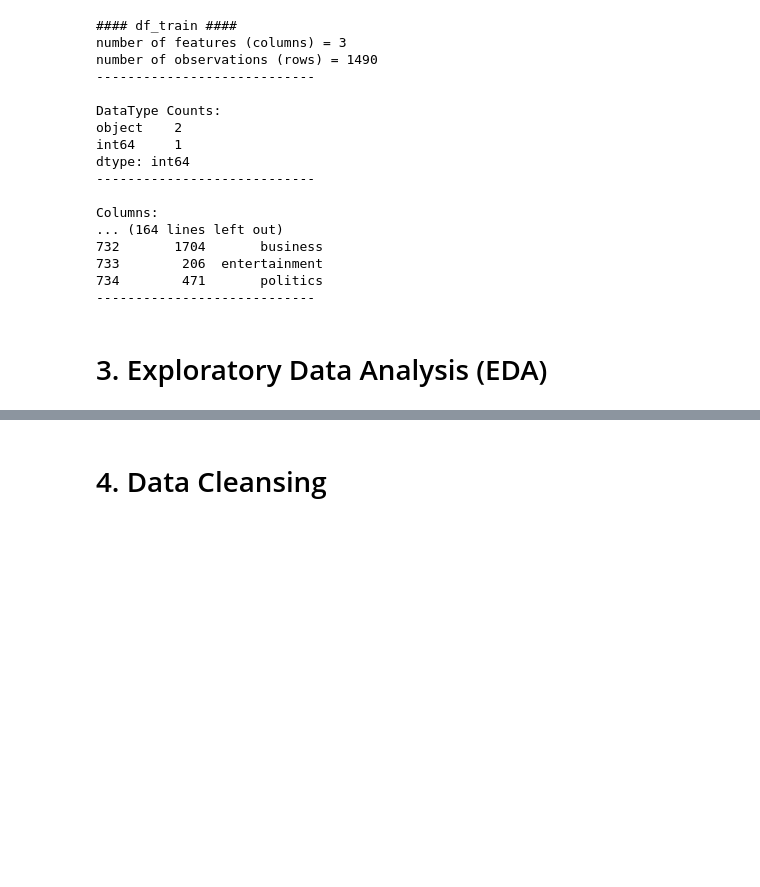
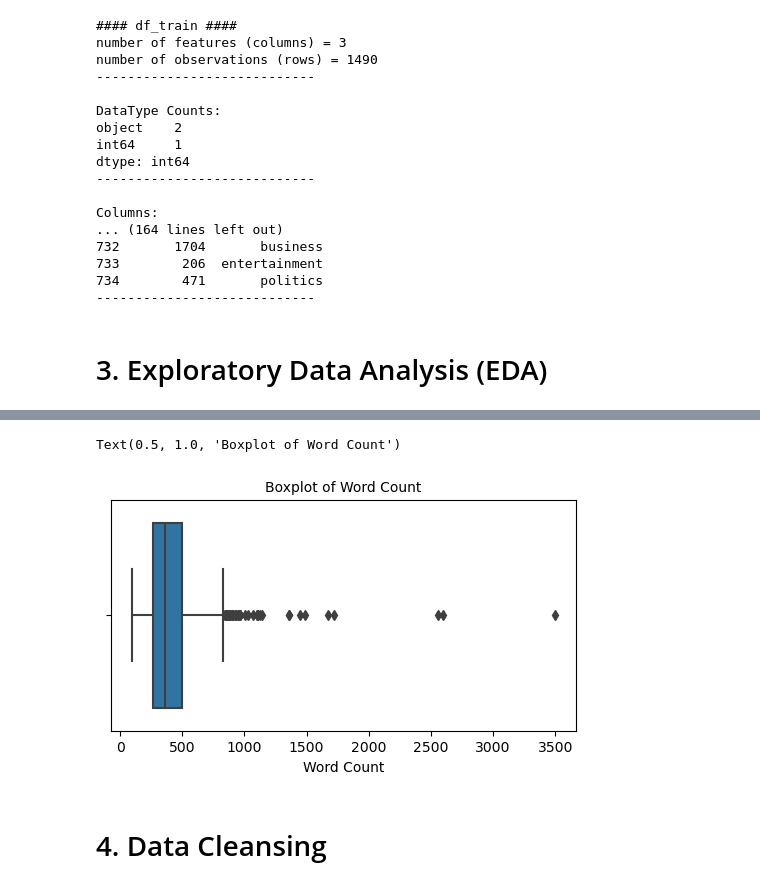
Before and after one commit to TOM-BOHN/MsDS-news-articles-categorization, a Jupyter notebook: news-articles-categorization.ipynb, the cells around one changed output, grey strips where cells are left out. Saved outputs shown, nothing was run; the diff lists cells and outputs as text; code cells hidden in the pictures; blank space fills up the shorter version.

```diff
--- a/news-articles-categorization.ipynb
+++ b/news-articles-categorization.ipynb
@@ -163,3 +310,21 @@ Columns:
+# %%
+# define a function to add the word count to a dataframe
+def add_word_count(df):
+    df['Text Tokens'] = df.apply(lambda row: nltk.word_tokenize(row['Text']), axis=1)
+    df['Word Count'] = df['Text Tokens'].apply(len)
+    df.drop(columns = ['Text Tokens'], inplace=True)
+    return df
+# add a length column to the dataframe for wordcount
+df_train = add_word_count(df = df_train)
+df_test = add_word_count(df = df_test)
+#create a figure
+fig, ax = plt.subplots(figsize = (6,3))
+# create a boxplot of the length of text
+chart = sns.boxplot(x = df_train['Word Count'])
+ax.set_title('Boxplot of Word Count', fontsize=10)
+# %% [output]
+Text(0.5, 1.0, 'Boxplot of Word Count')
+[figure, added]
 # %% [markdown]
 # 4.&nbsp;Data Cleansing
 # %% [markdown]
```
Also changed, not shown: parts of 48 cells of this notebook.
